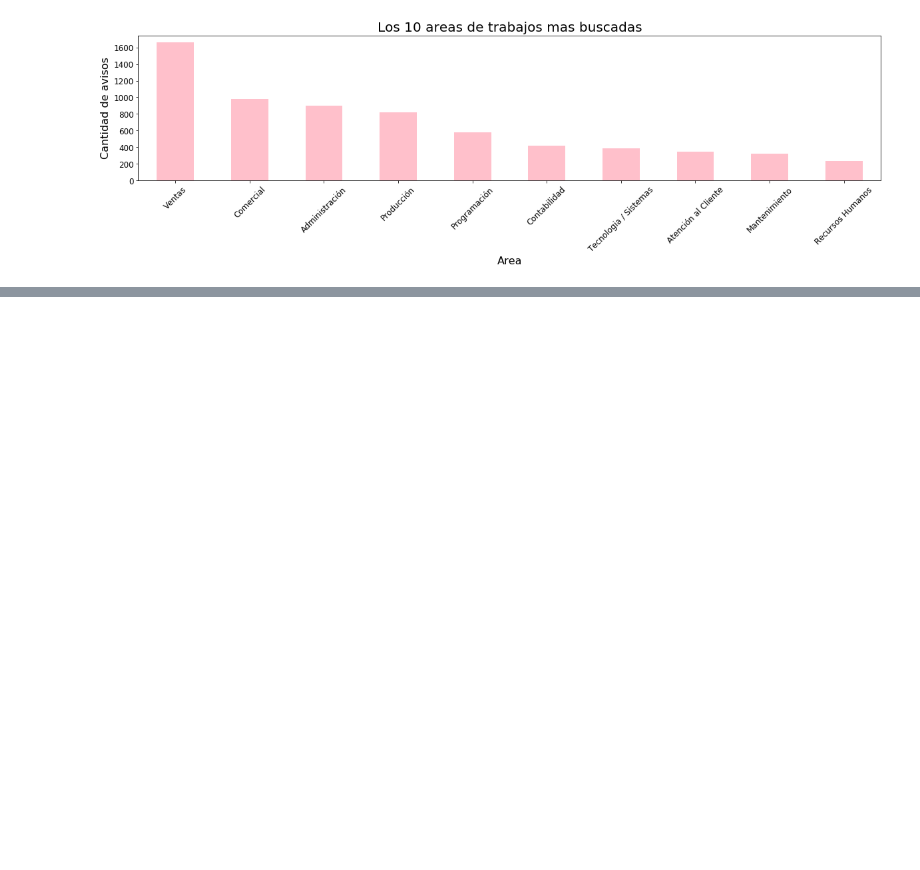
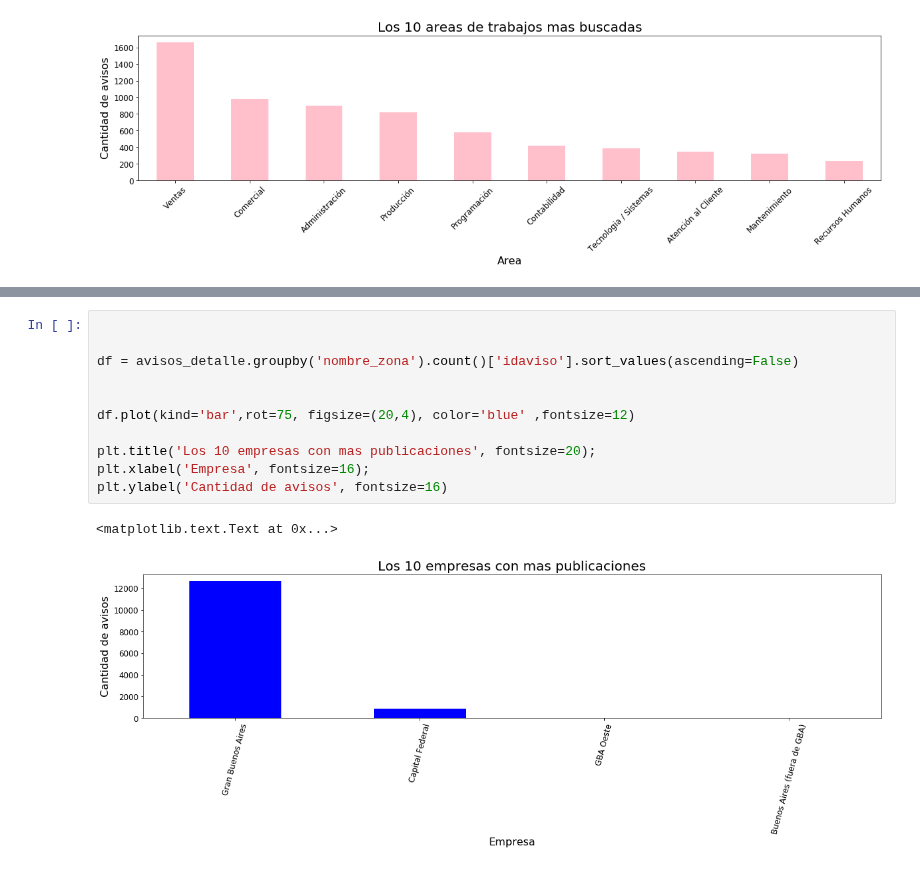
Before and after one commit to felipegonzalez2112/tp-organizacion-datos-2018, a Jupyter notebook: TP1.ipynb, the cells around one changed output, grey strips where cells are left out. Drawn from its saved outputs; the diff is of its cells as text; blank space fills up the shorter version.

Commit message:
Agregamos cantidad de publicaciones por zona

```diff
--- a/TP1.ipynb
+++ b/TP1.ipynb
@@ -213,0 +217,14 @@ plt.ylabel('Cantidad de avisos', fontsize=16)
+# %%
+
+
+df = avisos_detalle.groupby('nombre_zona').count()['idaviso'].sort_values(ascending=False)
+
+
+df.plot(kind='bar',rot=75, figsize=(20,4), color='blue' ,fontsize=12)
+
+plt.title('Los 10 empresas con mas publicaciones', fontsize=20);
+plt.xlabel('Empresa', fontsize=16);
+plt.ylabel('Cantidad de avisos', fontsize=16)
+# %% [output]
+<matplotlib.text.Text at 0x...>
+[figure, added]
```
Also changed, not shown: parts of 1 cell of this notebook.
